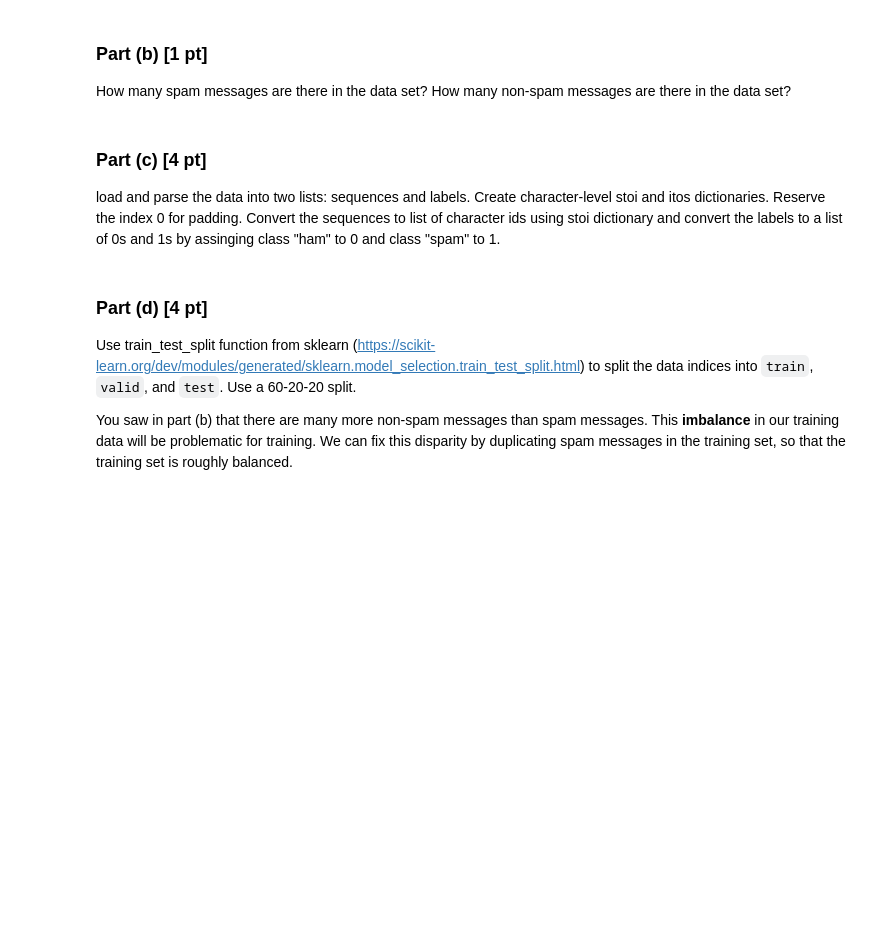
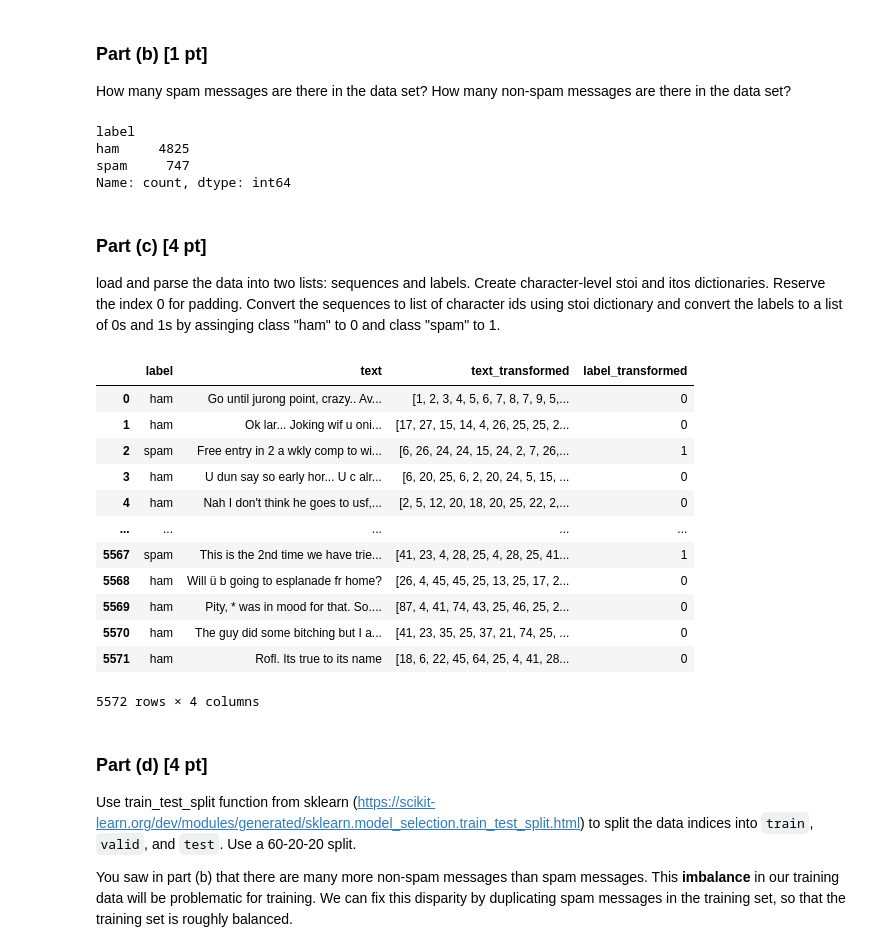
Before and after one commit to 0xC000005/APS360, a Jupyter notebook: Labs/Lab5/Lab5 Spam Detection.ipynb, the cells around one changed output. Drawn from its saved outputs; the diff is of its cells as text; code cells hidden in the pictures; blank space fills up the shorter version.

```diff
--- a/Labs/Lab5/Lab5 Spam Detection.ipynb
+++ b/Labs/Lab5/Lab5 Spam Detection.ipynb
@@ -67,7 +60,61 @@ for line in open('SMSSpamCollection'):
+# %%
+import pandas as pd
+
+data = pd.read_csv('SMSSpamCollection', sep='\t', names=['label', 'text'])
+
+# display the length of spam and ham messages
+data['label'].value_counts()
+# %% [output]
+label
+ham     4825
+spam     747
+Name: count, dtype: int64
 # %% [markdown]
 ### Part (c) [4 pt]
 
 load and parse the data into two lists: sequences and labels. Create character-level stoi and itos dictionaries. Reserve the index 0 for padding. Convert the sequences to list of character ids using stoi dictionary and convert the labels to a list of 0s and 1s by assinging class "ham" to 0 and class "spam" to 1.
+# %%
+characters = set()
+label2idx = {'ham': 0, 'spam': 1}
+characters_counter = 1
+
+def turn_sentence_into_stoi(sentence):
+    global characters_counter
+    stoi_list = []
+    # turn sentence to lower case
+    sentence = sentence.lower()
+    # split the sentence into characters
+    for character in sentence:
+        if character not in characters:
+            characters.add(character)
+            stoi_list.append(characters_counter)
+            characters_counter += 1
+        else:
+            # find the index of the character in the set
+            stoi_list.append(list(characters).index(character) + 1)
+
+    return stoi_list
+
+
+data['text_transformed'] = data['text'].apply(turn_sentence_into_stoi)
+
+data['label_transformed'] = data['label'].apply(lambda x: label2idx[x])
+
+data
+# %% [output]
+|  | label | text | text_transformed | label_transformed |
+| 0 | ham | Go until jurong point, crazy.. Av... | [1, 2, 3, 4, 5, 6, 7, 8, 7, 9, 5,... | 0 |
+| 1 | ham | Ok lar... Joking wif u oni... | [17, 27, 15, 14, 4, 26, 25, 25, 2... | 0 |
+| 2 | spam | Free entry in 2 a wkly comp to wi... | [6, 26, 24, 24, 15, 24, 2, 7, 26,... | 1 |
+| 3 | ham | U dun say so early hor... U c alr... | [6, 20, 25, 6, 2, 20, 24, 5, 15, ... | 0 |
+| 4 | ham | Nah I don't think he goes to usf,... | [2, 5, 12, 20, 18, 20, 25, 22, 2,... | 0 |
+| ... | ... | ... | ... | ... |
+| 5567 | spam | This is the 2nd time we have trie... | [41, 23, 4, 28, 25, 4, 28, 25, 41... | 1 |
+| 5568 | ham | Will ü b going to esplanade fr home? | [26, 4, 45, 45, 25, 13, 25, 17, 2... | 0 |
+| 5569 | ham | Pity, * was in mood for that. So.... | [87, 4, 41, 74, 43, 25, 46, 25, 2... | 0 |
+| 5570 | ham | The guy did some bitching but I a... | [41, 23, 35, 25, 37, 21, 74, 25, ... | 0 |
+| 5571 | ham | Rofl. Its true to its name | [18, 6, 22, 45, 64, 25, 4, 41, 28... | 0 |
+5572 rows × 4 columns
 # %% [markdown]
 ### Part (d) [4 pt]
 
```
Also changed, not shown: parts of 10 cells of this notebook.
